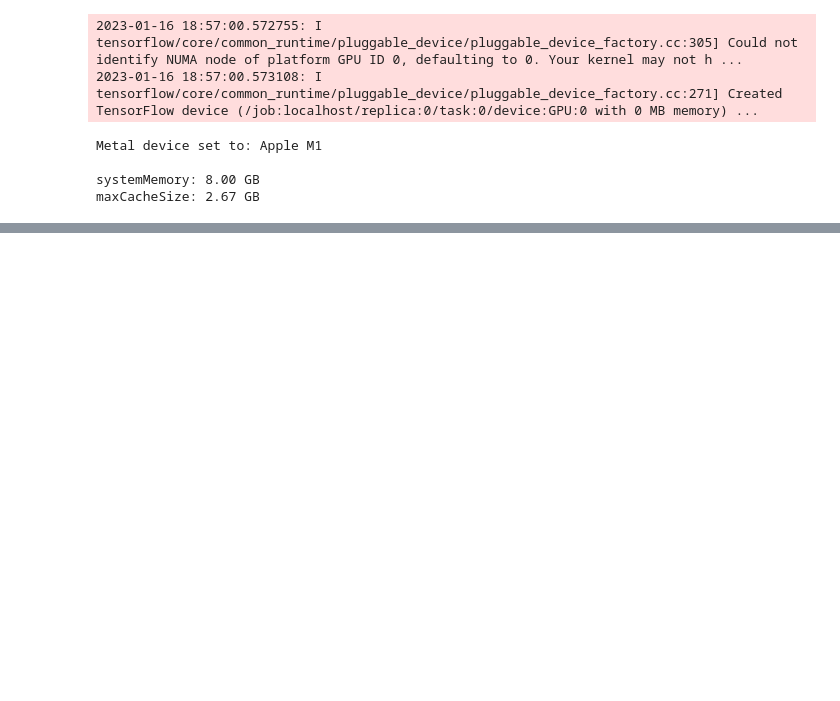
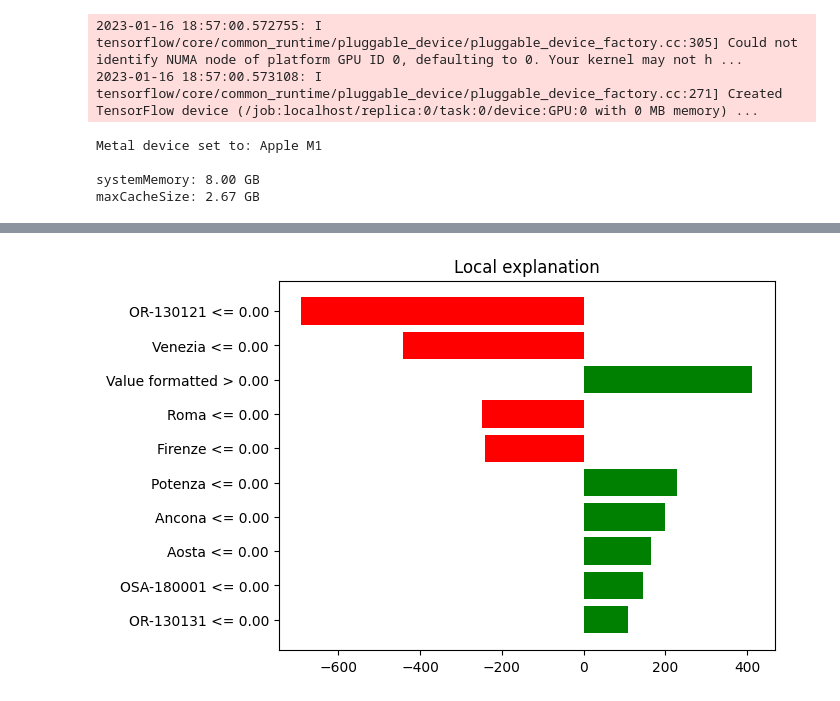
Before and after one commit to AdrianoEttari/EUSTEMA-Challenge, a Jupyter notebook: notebooks/Eustema_models_train_od.ipynb, the cells around one changed output, grey strips where cells are left out. Drawn from its saved outputs; the diff is of its cells as text; code cells hidden in the pictures; blank space fills up the shorter version.

Commit message:
notebook model training train_od

```diff
--- a/notebooks/Eustema_models_train_od.ipynb
+++ b/notebooks/Eustema_models_train_od.ipynb
@@ -1083,0 +1096,8 @@ prediction_outcome_duration['Duration'] = prediction_outcome_duration['Duration'
+# %%
+NN_reg = keras.models.load_model('../models/Neural_Network_regression_train_od.h5')
+# %%
+explainer = lime_tabular.LimeTabularExplainer(X_test.values,
+ feature_names=X_test.columns, class_names=['Duration'], discretize_continuous=True,
+ mode='regression')
+# %%
+explained = explainer.explain_instance(X_train.iloc[0], NN_reg.predict, num_features=10)
@@ -1083,0 +1106,5 @@ prediction_outcome_duration['Duration'] = prediction_outcome_duration['Duration'
+# %%
+explained.as_pyplot_figure()
+plt.show()
+# %% [output]
+[figure, added]
```
Also changed, not shown: parts of 10 cells of this notebook.
